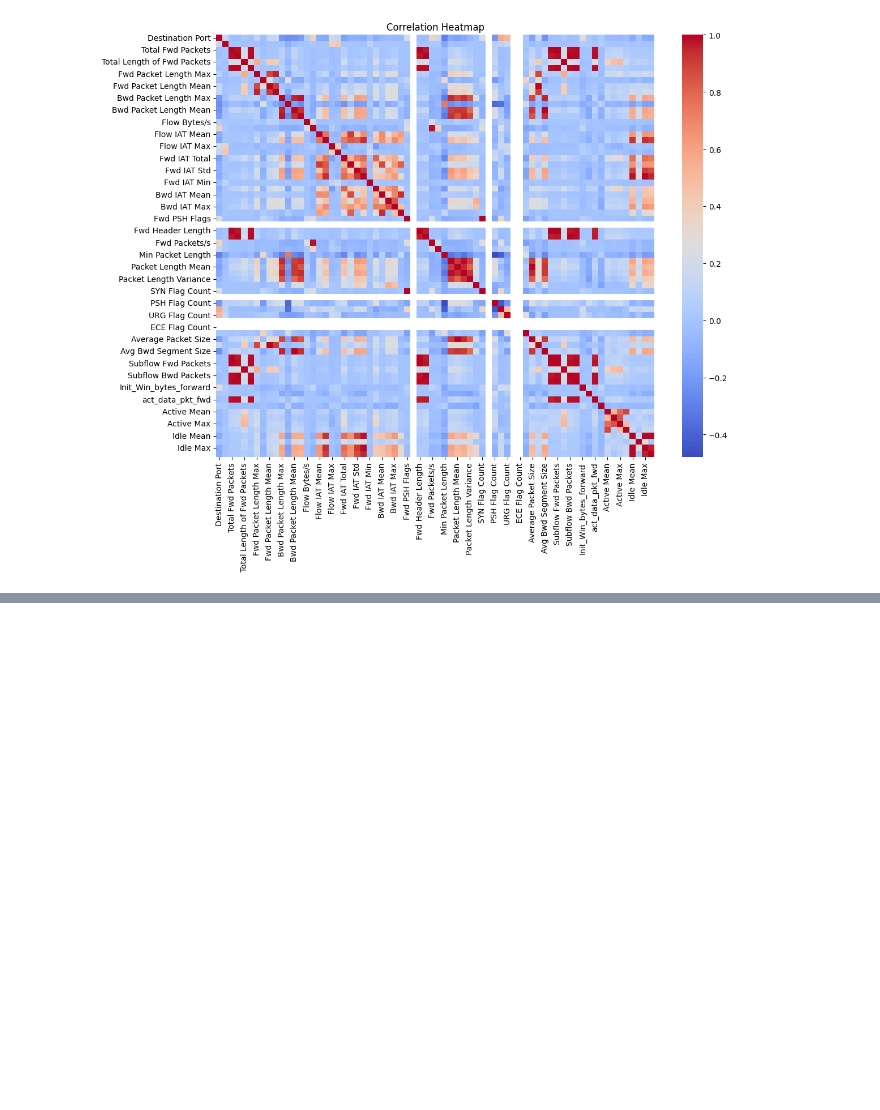
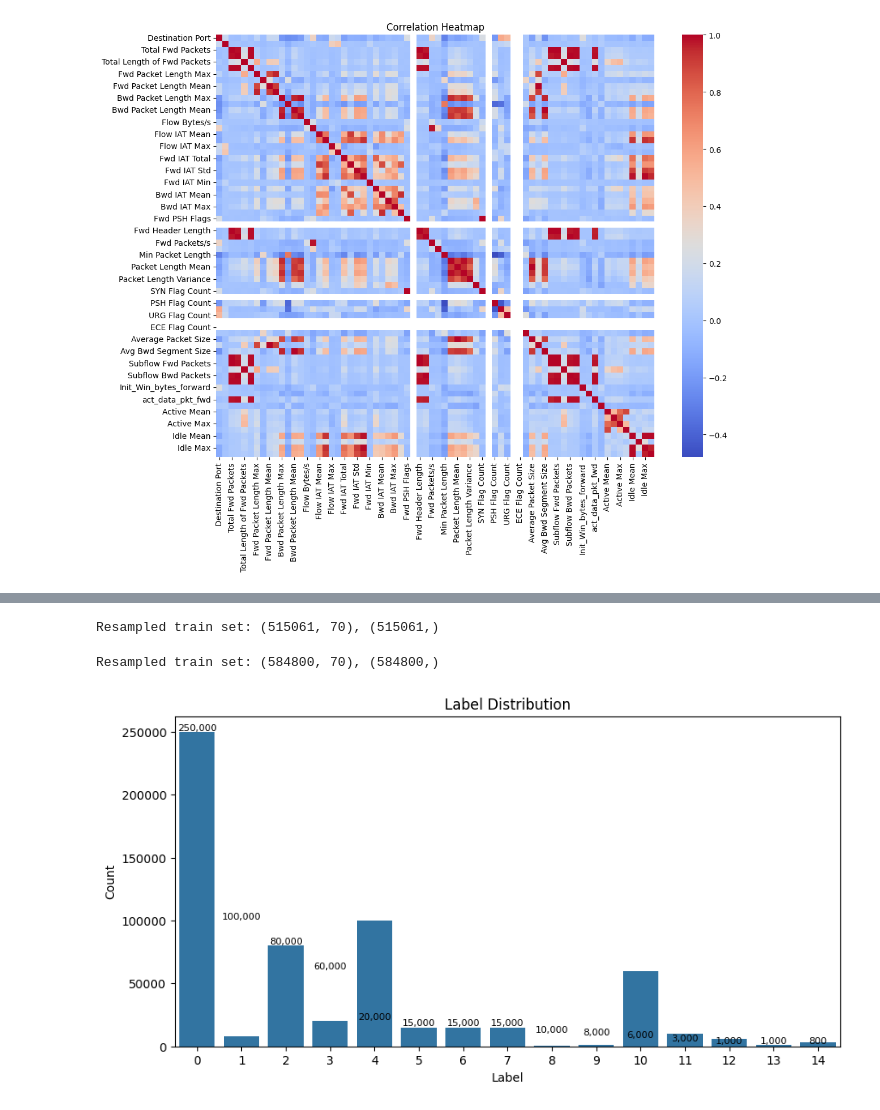
Before and after one commit to mituvibe/Lab-6, a Jupyter notebook: Network-Intrusion-Detection-ML-Xuan/src/TrainingModel.ipynb, the cells around one changed output, grey strips where cells are left out. Saved outputs shown, nothing was run; the diff lists cells and outputs as text; code cells hidden in the pictures; blank space fills up the shorter version.

Commit message:
feat: encode label, scale features & handle class imbalance with SMOTE and undersampling

```diff
--- a/Network-Intrusion-Detection-ML-Xuan/src/TrainingModel.ipynb
+++ b/Network-Intrusion-Detection-ML-Xuan/src/TrainingModel.ipynb
@@ -323,0 +361,5 @@ plt.show()
+# %%
+X = df.drop(columns=['Label', 'Label_encoded'])
+y = df['Label_encoded']
+
+X.head()
@@ -323,0 +383,5 @@ plt.show()
+# %%
+scaler = StandardScaler()
+
+X[X.select_dtypes(include=[np.number]).columns] = scaler.fit_transform(X[X.select_dtypes(include=[np.number]).columns])
+X.head()
@@ -323,0 +396,2 @@ plt.show()
+# %%
+X_train, X_test, y_train, y_test = train_test_split(X,y,test_size=0.2, random_state=42)
@@ -323,0 +422,63 @@ plt.show()
+# %%
+rus = RandomUnderSampler(random_state=42, sampling_strategy={
+    0: 250000,
+
+    4: 100000,
+    2: 80000,
+    10: 60000,
+
+    3: 8000,
+    7: 4000,
+    6: 4000,
+    5: 4000,
+
+    11: 2000,
+    1: 1500,
+    12: 1000,
+    14: 500,
+
+    9: 32,
+    13: 20,
+    8: 9
+})
+X_train_res, y_train_res = rus.fit_resample(X_train, y_train)
+print(f"Resampled train set: {X_train_res.shape}, {y_train_res.shape}")
+# %% [output]
+Resampled train set: (515061, 70), (515061,)
+# %%
+smote = SMOTE(
+    sampling_strategy={
+        3: 20000,
+        7: 15000,
+        6: 15000,
+        5: 15000,
+        11: 10000,
+        1: 8000,
+        12: 6000,
+        14: 3000,
+        9: 1000,
+        13: 1000,
+        8: 800
+    },
+    random_state=42,
+    k_neighbors=5
+)
+
+X_train_res, y_train_res = smote.fit_resample(X_train_res, y_train_res)
+# %%
+print(f"Resampled train set: {X_train_res.shape}, {y_train_res.shape}")
+# %% [output]
+Resampled train set: (584800, 70), (584800,)
+# %%
+# Label distribution plot of X_train_res, y_train_res
+plt.figure(figsize=(10, 5))
+sns.countplot(x='Label', data=pd.DataFrame({'Label': y_train_res}))
+# attach number each label
+for i, v in enumerate(y_train_res.value_counts()):
+    plt.text(i, v, f"{v:,}", ha='center', va='bottom', fontsize=8)
+plt.title('Label Distribution')
+plt.xlabel('Label')
+plt.ylabel('Count')
+plt.show()
+# %% [output]
+[figure, added]
```
Also changed, not shown: parts of 10 cells of this notebook.
